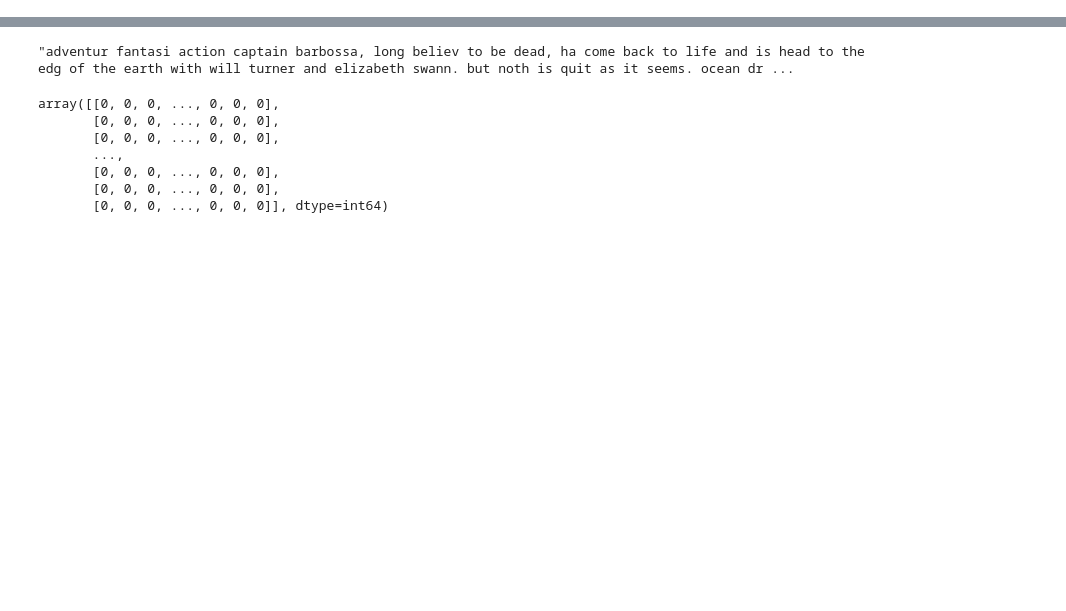
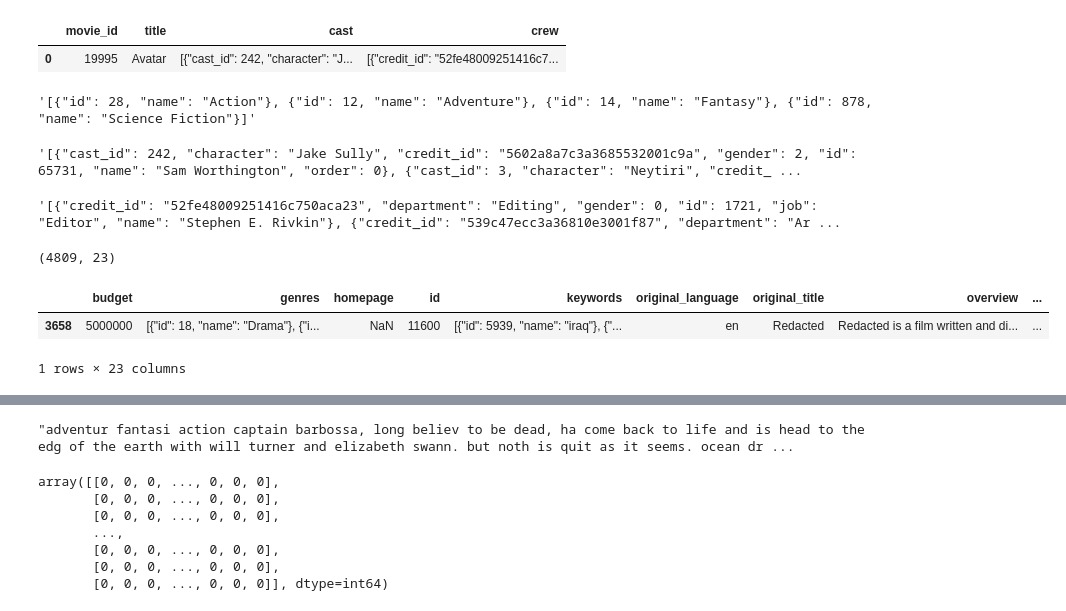
Before and after one commit to HarshitLaloriya/Movie-Recommendation-System, a Jupyter notebook: ml.ipynb, the cells around one changed output, grey strips where cells are left out. Saved outputs shown, nothing was run; the diff lists cells and outputs as text; code cells hidden in the pictures; blank space fills up the shorter version.

```diff
--- a/ml.ipynb
+++ b/ml.ipynb
@@ -189,0 +19,34 @@ df
+# %%
+# looking over common columns(dataset 2) to merge datasets
+df_credits.head(1)
+# %% [output]
+|  | movie_id | title | cast | crew |
+| 0 | 19995 | Avatar | [{"cast_id": 242, "character": "J... | [{"credit_id": "52fe48009251416c7... |
+# %%
+# understanding column (genres)
+df_movies['genres'][0]
+# %% [output]
+'[{"id": 28, "name": "Action"}, {"id": 12, "name": "Adventure"}, {"id": 14, "name": "Fantasy"}, {"id": 878, "name": "Science Fiction"}]'
+# %%
+# understanding column (cast)
+df_credits['cast'][0]
+# %% [output]
+'[{"cast_id": 242, "character": "Jake Sully", "credit_id": "5602a8a7c3a3685532001c9a", "gender": 2, "id": 65731, "name": "Sam Worthington", "order": 0}, {"cast_id": 3, "character": "Neytiri", "credit_ ...
+# %%
+# understanding column (crew)
+df_credits['crew'][0]
+# %% [output]
+'[{"credit_id": "52fe48009251416c750aca23", "department": "Editing", "gender": 0, "id": 1721, "job": "Editor", "name": "Stephen E. Rivkin"}, {"credit_id": "539c47ecc3a36810e3001f87", "department": "Ar ...
+# %%
+# merging datasets on "title" column
+df = df_movies.merge(right=df_credits, on='title')
+df.shape
+# %% [output]
+(4809, 23)
+# %%
+# checking
+df.sample()
+# %% [output]
+|  | budget | genres | homepage | id | keywords | original_language | original_title | overview | ... |
+| 3658 | 5000000 | [{"id": 18, "name": "Drama"}, {"i... | NaN | 11600 | [{"id": 5939, "name": "iraq"}, {"... | en | Redacted | Redacted is a film written and di... | ... |
+1 rows × 23 columns
```
Also changed, not shown: parts of 68 cells of this notebook.
